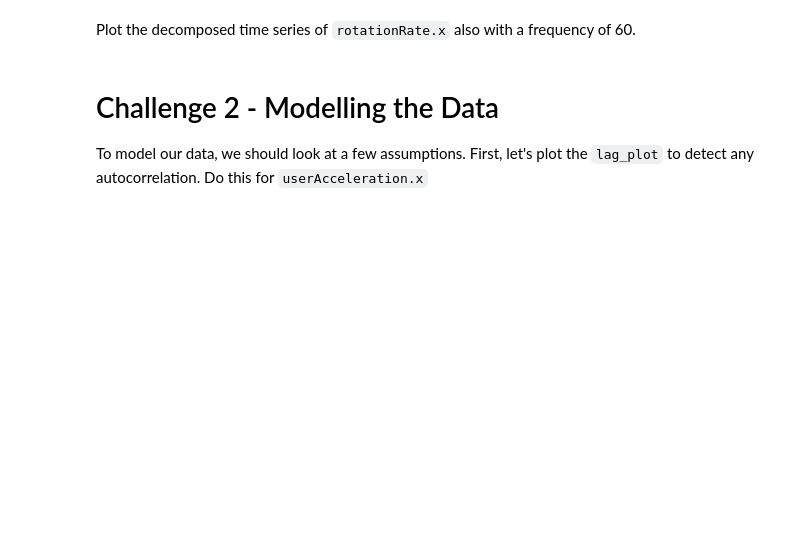
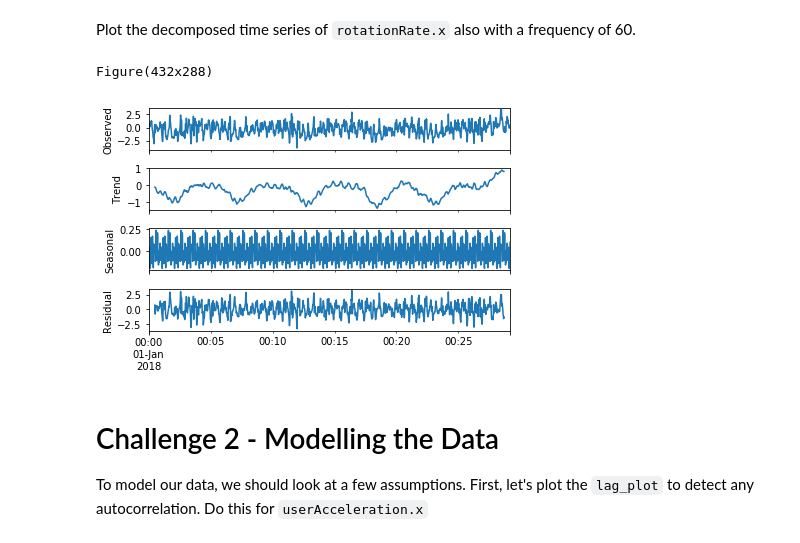
Before and after one commit to ironhack-datalabs/datamad1019, a Jupyter notebook: module-2/lab-time-series/your-code/main.ipynb, the cells around one changed output. Cells and saved outputs as stored; diff of their text form; code cells hidden in the pictures; blank space fills up the shorter version.

```diff
--- a/module-2/lab-time-series/your-code/main.ipynb
+++ b/module-2/lab-time-series/your-code/main.ipynb
@@ -67,5 +110,11 @@ Our next step is to decompose the time series and evaluate the patterns in the d
 # %% [markdown]
 Plot the decomposed time series of `rotationRate.x` also with a frequency of 60.
+# %%
+res = sm.tsa.seasonal_decompose(sensor['rotationRate.x'],freq=60)
+print(res.plot())
+# %% [output]
+Figure(432x288)
+[figure, added]
 # %% [markdown]
 # Challenge 2 - Modelling the Data
 
```
Also changed, not shown: parts of 20 cells of this notebook.
